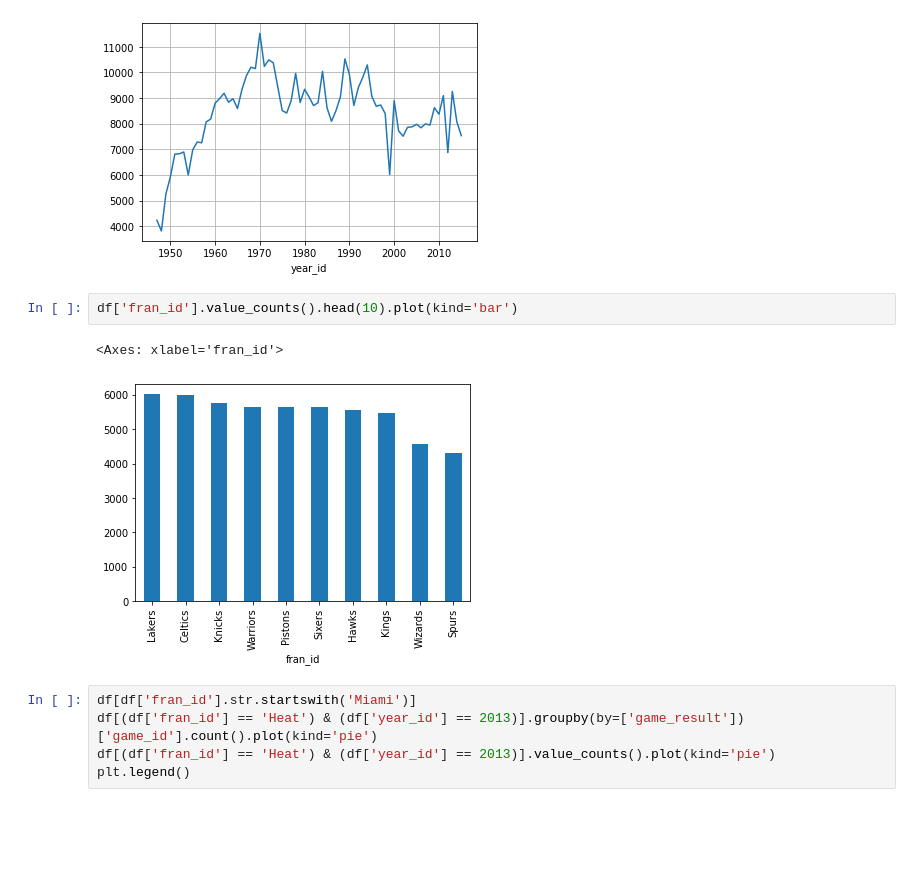
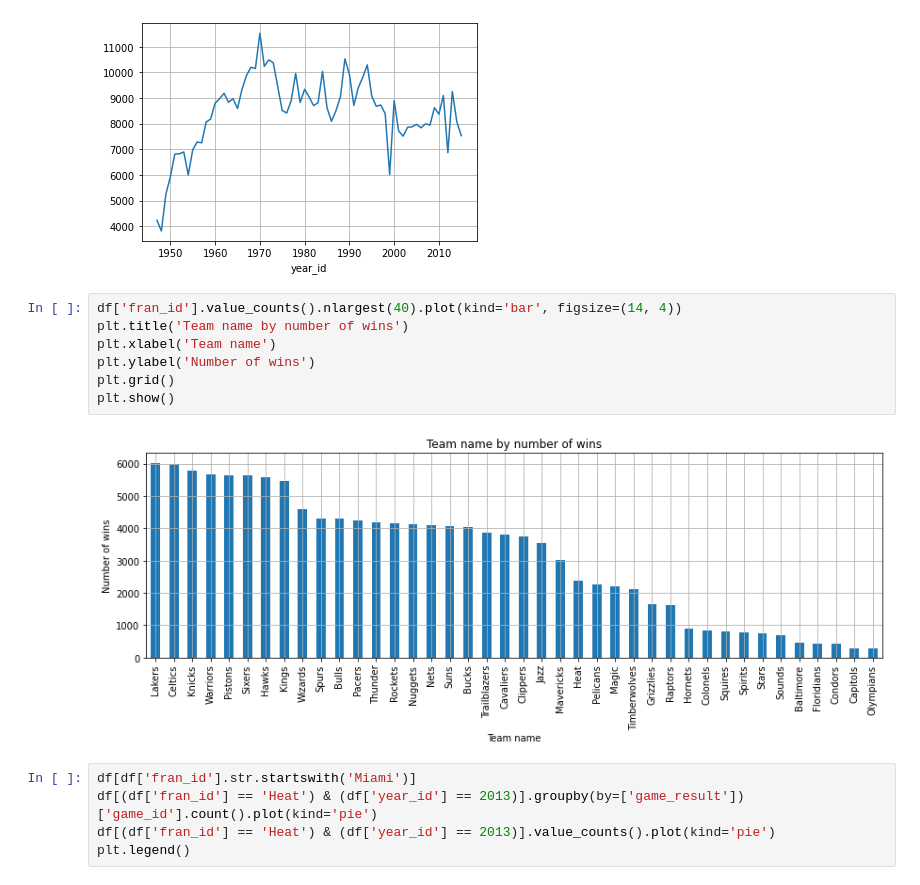
Before and after one commit to getpeped/WorkBook, a Jupyter notebook: nba_team_players.ipynb, the cells around one changed output. Cells and saved outputs as stored; diff of their text form; blank space fills up the shorter version.

```diff
--- a/nba_team_players.ipynb
+++ b/nba_team_players.ipynb
@@ -280,11 +280,15 @@ df[df['fran_id'] == 'Knicks'].groupby(by='year_id', sort=True)['pts'].sum().plot
 plt.grid()
 # %% [output]
 [figure]
-# %%
-df['fran_id'].value_counts().head(10).plot(kind='bar')
-# %% [output]
-<Axes: xlabel='fran_id'>
-[figure, removed]
+# %%
+df['fran_id'].value_counts().nlargest(40).plot(kind='bar', figsize=(14, 4))
+plt.title('Team name by number of wins')
+plt.xlabel('Team name')
+plt.ylabel('Number of wins')
+plt.grid()
+plt.show()
+# %% [output]
+[figure, added]
 # %%
 df[df['fran_id'].str.startswith('Miami')]
 df[(df['fran_id'] == 'Heat') & (df['year_id'] == 2013)].groupby(by=['game_result'])['game_id'].count().plot(kind='pie')
```
Also changed, not shown: parts of 13 cells of this notebook.
